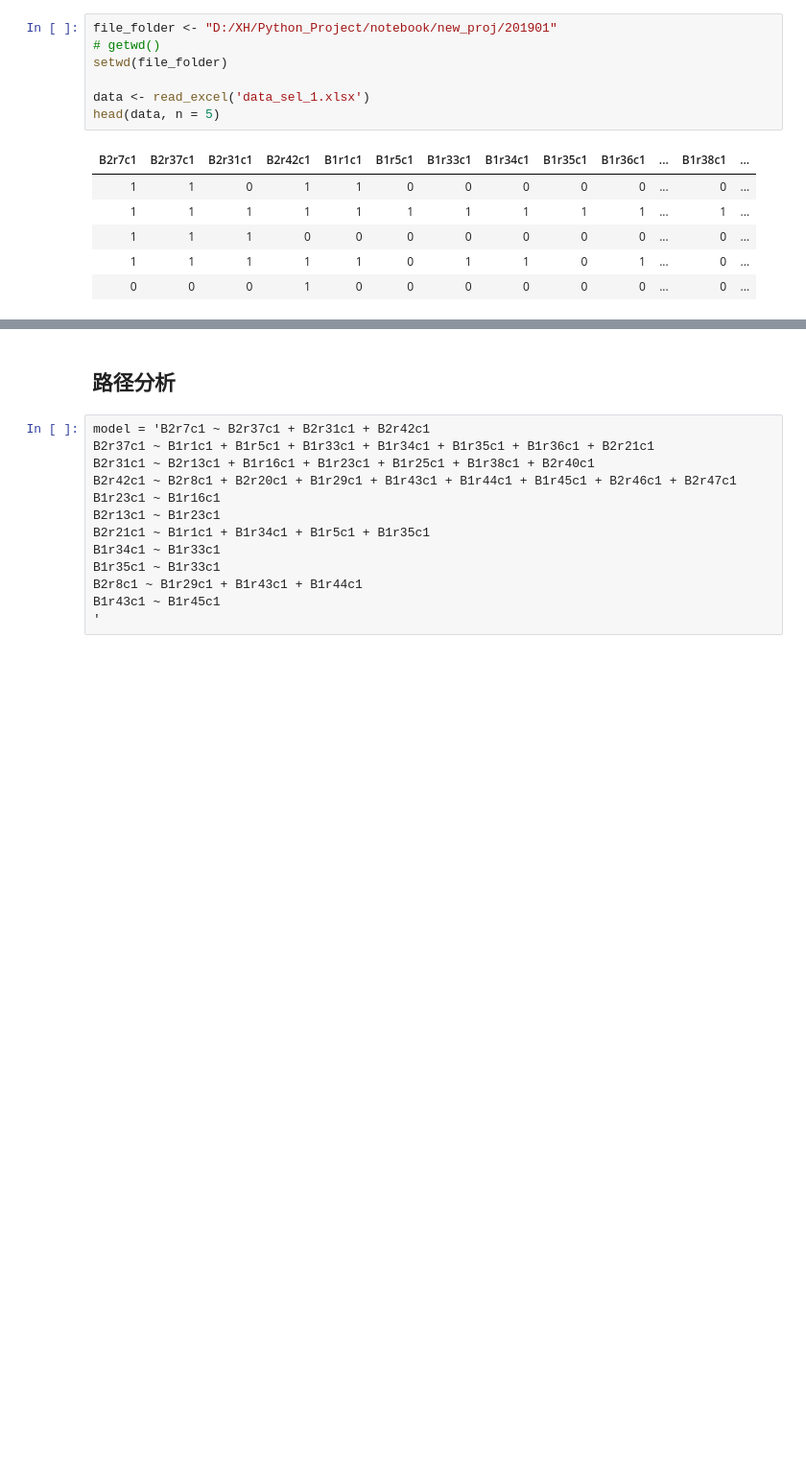
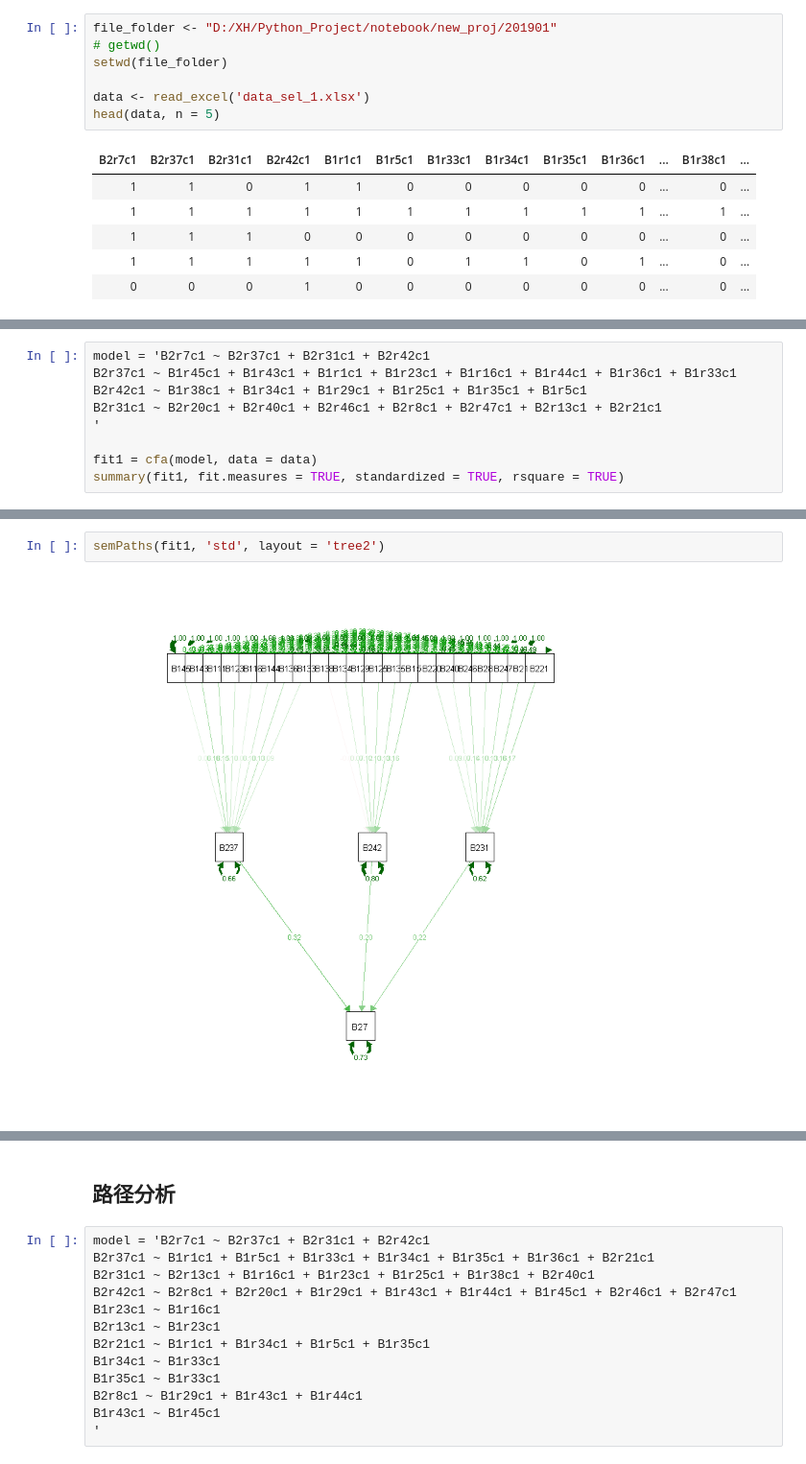
Before and after one commit to xuhuanyunxiao/jupyter-notebook, a Jupyter notebook: new_proj/R_new_proj.ipynb, the cells around one changed output, grey strips where cells are left out. Shown at 96% size. Cells and saved outputs as stored; diff of their text form; blank space fills up the shorter version.

```diff
--- a/new_proj/R_new_proj.ipynb
+++ b/new_proj/R_new_proj.ipynb
@@ -51,0 +283,9 @@ head(data, n = 5)
+# %%
+model = 'B2r7c1 ~ B2r37c1 + B2r31c1 + B2r42c1
+B2r37c1 ~ B1r45c1 + B1r43c1 + B1r1c1 + B1r23c1 + B1r16c1 + B1r44c1 + B1r36c1 + B1r33c1
+B2r42c1 ~ B1r38c1 + B1r34c1 + B1r29c1 + B1r25c1 + B1r35c1 + B1r5c1
+B2r31c1 ~ B2r20c1 + B2r40c1 + B2r46c1 + B2r8c1 + B2r47c1 + B2r13c1 + B2r21c1
+'
+
+fit1 = cfa(model, data = data)
+summary(fit1, fit.measures = TRUE, standardized = TRUE, rsquare = TRUE)
@@ -51,0 +310,4 @@ head(data, n = 5)
+# %%
+semPaths(fit1, 'std', layout = 'tree2')
+# %% [output]
+[figure, added]
```
Also changed, not shown: parts of 25 cells of this notebook, 2 other files.
